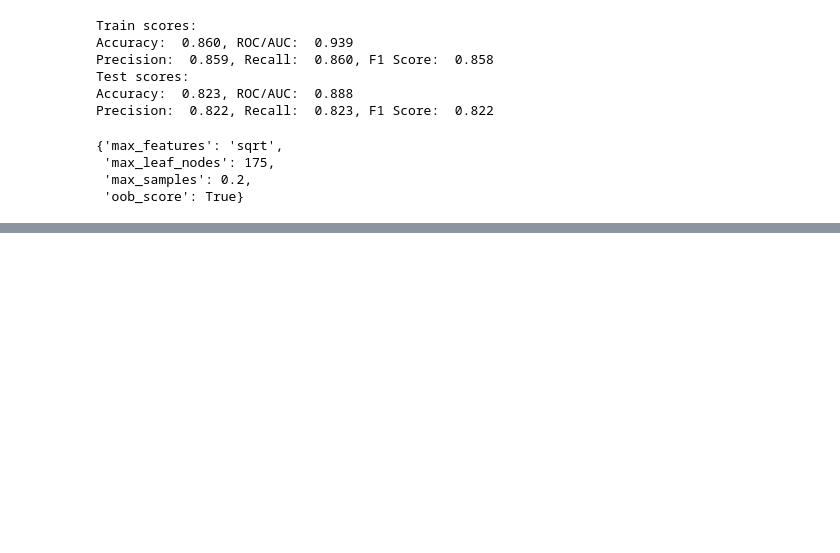
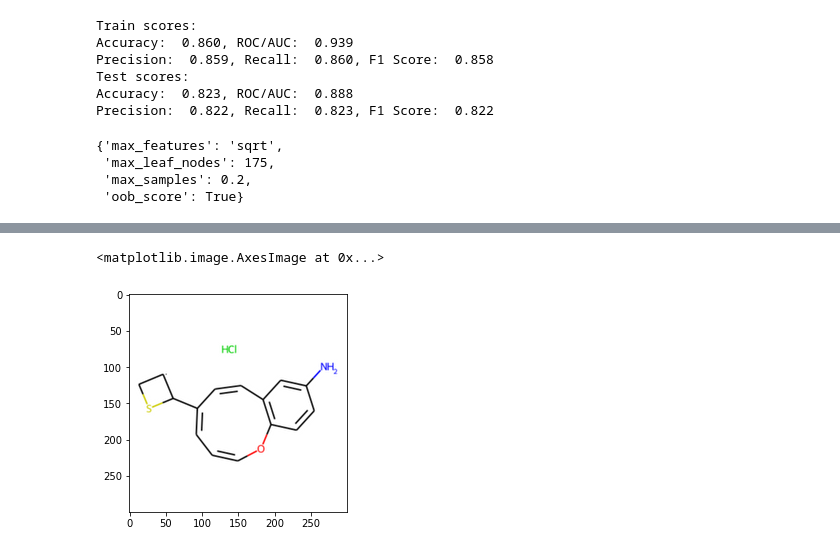
Before and after one commit to clreiner/MMP9DrugDiscovery, a Jupyter notebook: Drug_discovery.ipynb, the cells around one changed output, grey strips where cells are left out. Saved outputs shown, nothing was run; the diff lists cells and outputs as text; code cells hidden in the pictures; blank space fills up the shorter version.

```diff
--- a/Drug_discovery.ipynb
+++ b/Drug_discovery.ipynb
@@ -1154,3 +1165,11 @@ Precision:  0.826, Recall:  0.827, F1 Score:  0.826
 Test scores:
 Accuracy:  0.812, ROC/AUC:  0.878
 Precision:  0.812, Recall:  0.812, F1 Score:  0.812
+# %%
+m = Chem.MolFromSmiles('Cl.Nc1cc2c(Occcc(C3[C@@H]CS3)cc2)cc1')
+AllChem.Compute2DCoords(m)
+img=Draw.MolToImage(m)
+plt.imshow(img, interpolation='bessel')
+# %% [output]
+<matplotlib.image.AxesImage at 0x...>
+[figure, added]
```
Also changed, not shown: parts of 52 cells of this notebook, 3 other files.
